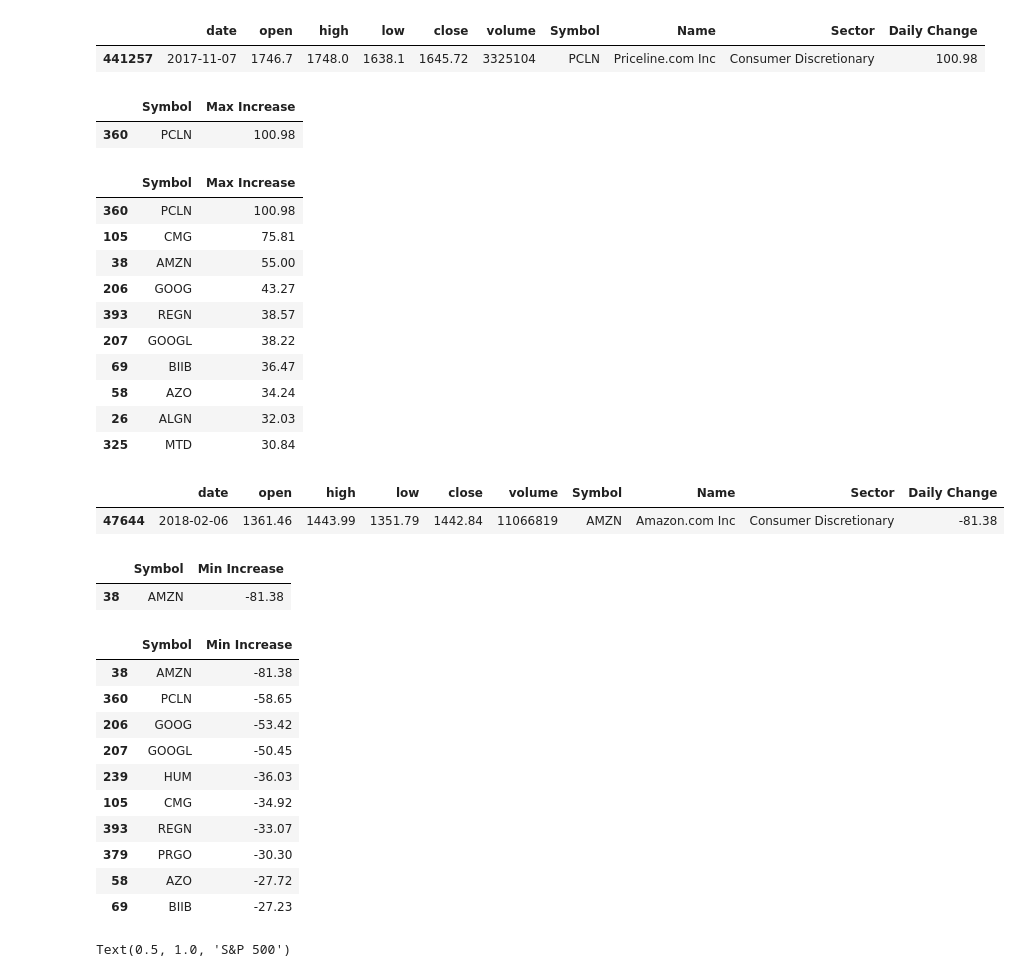
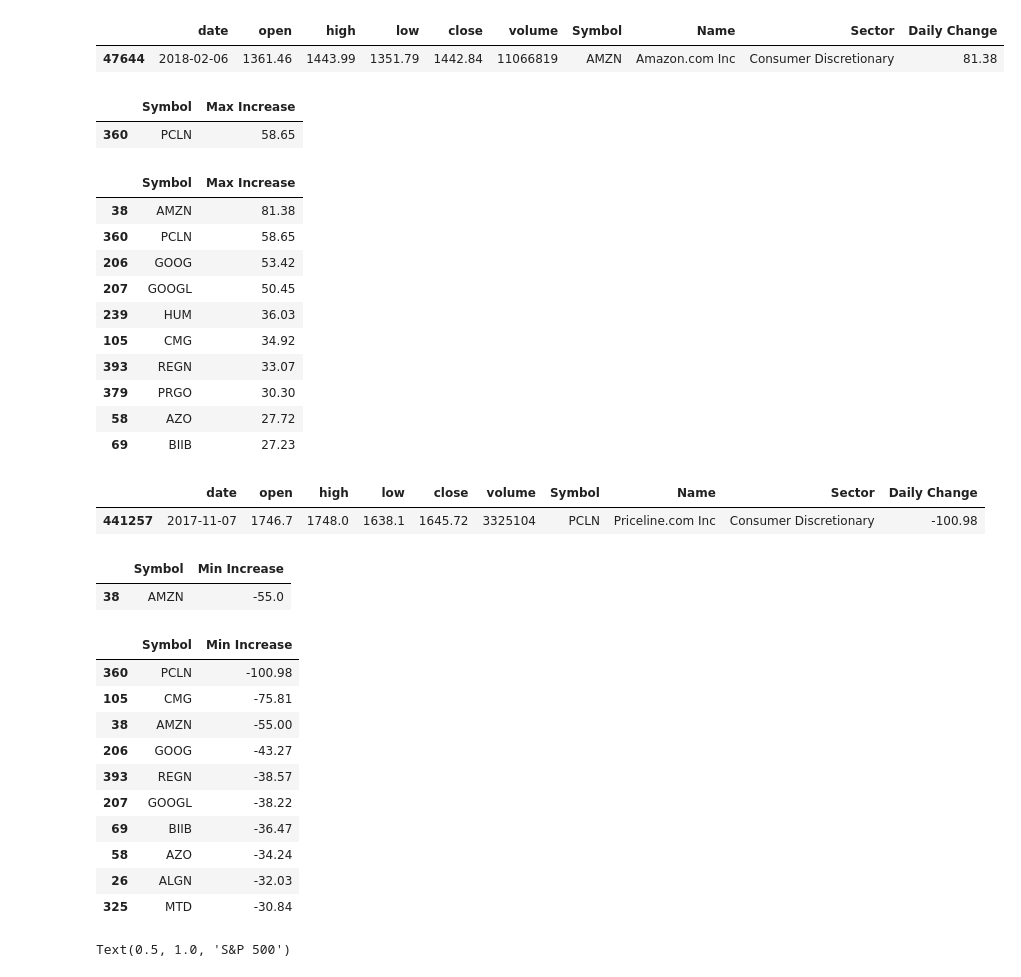
Before and after one commit to Jdshah06/S-P-500-Stock-Analysis, a Jupyter notebook: Pandas Data/sandp500/Benoit's Trucking.ipynb, the cells around one changed output. Cells and saved outputs as stored; diff of their text form; code cells hidden in the pictures.

```diff
--- a/Pandas Data/sandp500/Benoit's Trucking.ipynb
+++ b/Pandas Data/sandp500/Benoit's Trucking.ipynb
@@ -17,13 +17,13 @@ individual_df.rename(columns = {'Name':'Symbol'}, inplace=True)
 # %%
 stocks_df = individual_df.merge(industry_df, on='Symbol')
 # %%
-stocks_df['Daily Change'] = stocks_df['open'] - stocks_df['close']
+stocks_df['Daily Change'] = stocks_df['close'] - stocks_df['open']
 max_value = stocks_df['Daily Change'].max()
 max_day_profit = stocks_df.loc[(stocks_df['Daily Change']==max_value)]
 max_day_profit
 # %% [output]
 |  | date | open | high | low | close | volume | Symbol | Name | Sector | Daily Change |
-| 441257 | 2017-11-07 | 1746.7 | 1748.0 | 1638.1 | 1645.72 | 3325104 | PCLN | Priceline.com Inc | Consumer Discretionary | 100.98 |
+| 47644 | 2018-02-06 | 1361.46 | 1443.99 | 1351.79 | 1442.84 | 11066819 | AMZN | Amazon.com Inc | Consumer Discretionary | 81.38 |
 # %%
 group_by_individual = stocks_df.groupby('Symbol')
 max_by_group_symbol = group_by_individual['Daily Change'].max()
@@ -34,29 +34,29 @@ m = max_daily_each.loc[max_daily_each['Symbol']=='PCLN']
 m
 # %% [output]
 |  | Symbol | Max Increase |
-| 360 | PCLN | 100.98 |
+| 360 | PCLN | 58.65 |
 # %%
 top_10_max = max_daily_each.sort_values('Max Increase', ascending=False).head(10)
 top_10_max
 # %% [output]
 |  | Symbol | Max Increase |
-| 360 | PCLN | 100.98 |
-| 105 | CMG | 75.81 |
-| 38 | AMZN | 55.00 |
-| 206 | GOOG | 43.27 |
-| 393 | REGN | 38.57 |
-| 207 | GOOGL | 38.22 |
-| 69 | BIIB | 36.47 |
-| 58 | AZO | 34.24 |
-| 26 | ALGN | 32.03 |
-| 325 | MTD | 30.84 |
+| 38 | AMZN | 81.38 |
+| 360 | PCLN | 58.65 |
+| 206 | GOOG | 53.42 |
+| 207 | GOOGL | 50.45 |
+| 239 | HUM | 36.03 |
+| 105 | CMG | 34.92 |
+| 393 | REGN | 33.07 |
+| 379 | PRGO | 30.30 |
+| 58 | AZO | 27.72 |
+| 69 | BIIB | 27.23 |
 # %%
 min_value = stocks_df['Daily Change'].min()
 min_day_profit = stocks_df.loc[(stocks_df['Daily Change']==min_value)]
 min_day_profit
 # %% [output]
 |  | date | open | high | low | close | volume | Symbol | Name | Sector | Daily Change |
-| 47644 | 2018-02-06 | 1361.46 | 1443.99 | 1351.79 | 1442.84 | 11066819 | AMZN | Amazon.com Inc | Consumer Discretionary | -81.38 |
+| 441257 | 2017-11-07 | 1746.7 | 1748.0 | 1638.1 | 1645.72 | 3325104 | PCLN | Priceline.com Inc | Consumer Discretionary | -100.98 |
 # %%
 min_by_group_symbol = group_by_individual['Daily Change'].min()
 min_daily_each = pd.DataFrame({'Min Increase': min_by_group_symbol})
@@ -65,22 +65,22 @@ m2 = min_daily_each.loc[min_daily_each['Symbol']=='AMZN']
 m2
 # %% [output]
 |  | Symbol | Min Increase |
-| 38 | AMZN | -81.38 |
+| 38 | AMZN | -55.0 |
 # %%
 top_10_min = min_daily_each.sort_values('Min Increase', ascending=True).head(10)
 top_10_min
 # %% [output]
 |  | Symbol | Min Increase |
-| 38 | AMZN | -81.38 |
-| 360 | PCLN | -58.65 |
-| 206 | GOOG | -53.42 |
-| 207 | GOOGL | -50.45 |
-| 239 | HUM | -36.03 |
-| 105 | CMG | -34.92 |
-| 393 | REGN | -33.07 |
-| 379 | PRGO | -30.30 |
-| 58 | AZO | -27.72 |
-| 69 | BIIB | -27.23 |
+| 360 | PCLN | -100.98 |
+| 105 | CMG | -75.81 |
+| 38 | AMZN | -55.00 |
+| 206 | GOOG | -43.27 |
+| 393 | REGN | -38.57 |
+| 207 | GOOGL | -38.22 |
+| 69 | BIIB | -36.47 |
+| 58 | AZO | -34.24 |
+| 26 | ALGN | -32.03 |
+| 325 | MTD | -30.84 |
 # %%
 AAL_data = individual_df[individual_df['Symbol']=='AAL']
 AAL_data
```
Also changed, not shown: parts of 34 cells of this notebook.
